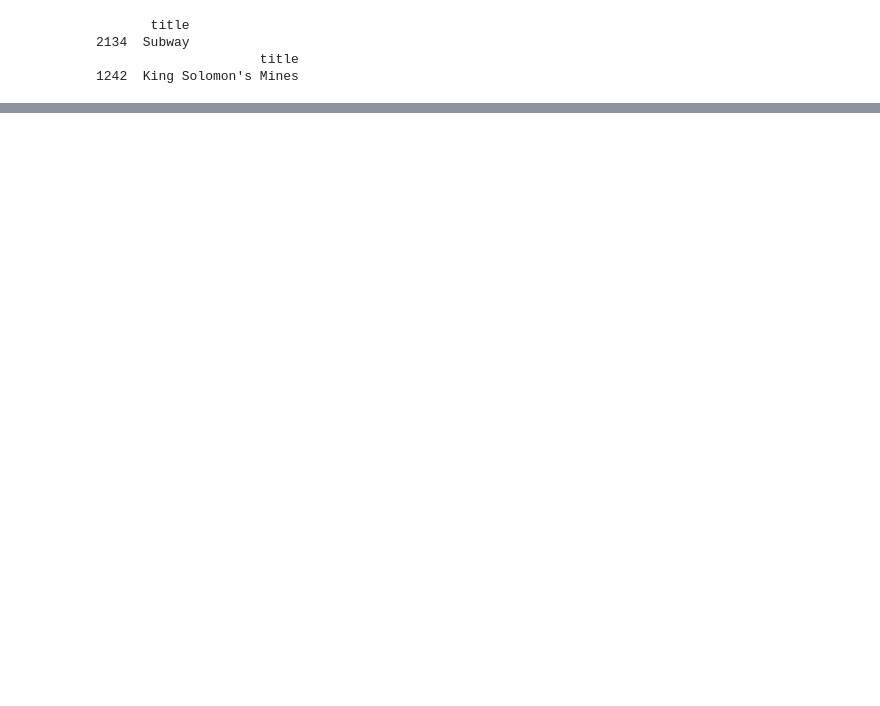
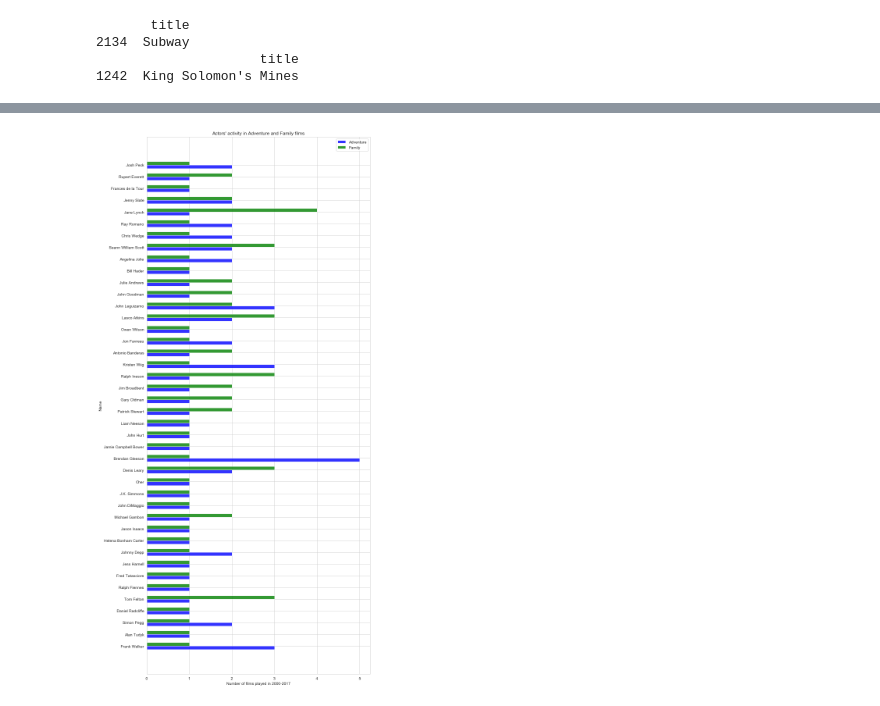
Before and after one commit to nastazya/Movies-analytics, a Jupyter notebook: EDA _part2.ipynb, the cells around one changed output, grey strips where cells are left out. Cells and saved outputs as stored; diff of their text form; code cells hidden in the pictures; blank space fills up the shorter version.

```diff
--- a/EDA _part2.ipynb
+++ b/EDA _part2.ipynb
@@ -391,0 +448,25 @@ plt.show()
+# %%
+# Bar Chart
+fig, ax = plt.subplots(figsize=(10,20))
+index = np.arange(len(g1_g2_actors))
+bar_width = 0.3
+opacity = 0.8
+
+rects1 = ax.barh(index, g1_g2_count_g1, bar_width,
+                alpha=opacity, color='b',
+                label='Adventure')
+
+rects2 = ax.barh(index + bar_width, g1_g2_count_g2, bar_width,
+                alpha=opacity, color='g',
+                label='Family')
+
+ax.set_xlabel('Number of films played in 2000-2017')
+ax.set_ylabel('Name')
+ax.set_title("Actors' activity in Adventure and Family films")
+ax.set_yticks(index + bar_width / 2)
+ax.set_yticklabels(g1_g2_actors)
+ax.legend()
+fig.tight_layout()
+plt.show()
+# %% [output]
+[figure, added]
```
Also changed, not shown: parts of 12 cells of this notebook, 1 other file.
